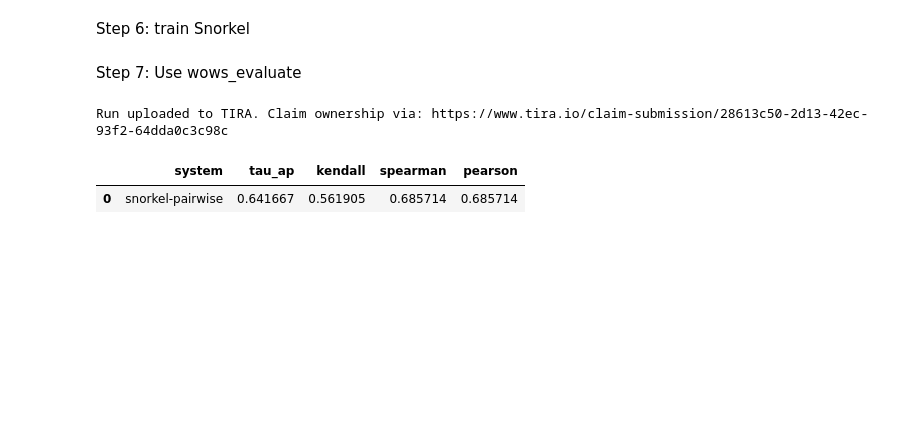
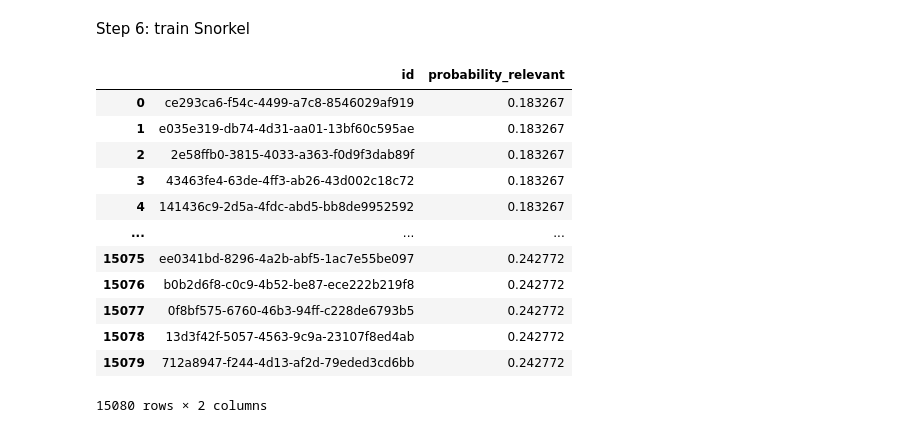
Before and after one commit to OpenWebSearch/wows-code, a Jupyter notebook: ecir25/baselines/pairwise_snorkel.ipynb, the cells around one changed output. Saved outputs shown, nothing was run; the diff lists cells and outputs as text; code cells hidden in the pictures; blank space fills up the shorter version.

Commit message:
Update pairwise Snorkel test set

```diff
--- a/ecir25/baselines/pairwise_snorkel.ipynb
+++ b/ecir25/baselines/pairwise_snorkel.ipynb
@@ -247,19 +304,52 @@ lf_stats = df_L.describe().T  # Transpose so LFs are rows
-# %% [markdown]
-Step 7: Use wows_evaluate
-# %%
-with Environment().measure() as tracked_experiment:
-    # now we do the "computation"
-    predictions = input_data.copy()
-# %%
-wows_evaluate(
-    predictions,
-    DATASET_ID,
-    environment=tracked_experiment,
-    upload=True,
-    system_name='snorkel-pairwise',
-    system_description='A snorkel pairwise approach'
-)
-# %% [output]
-Run uploaded to TIRA. Claim ownership via: https://www.tira.io/claim-submission/28613c50-2d13-42ec-93f2-64dda0c3c98c
-|  | system | tau_ap | kendall | spearman | pearson |
-| 0 | snorkel-pairwise | 0.641667 | 0.561905 | 0.685714 | 0.685714 |
+# %%
+WMODEL = "Snorkel"
+
+!rm -Rf run
+
+
+with tracking(export_file_path='run/.metadata.yml', export_format=ExportFormat.IR_METADATA) as tracked:
+    queries = set(input_data['query'].unique())
+
+    def unknown_documents(query):
+        docs = set(input_data[input_data['query'] == query]['unknown'].unique())
+        return {f'{i[0]}-unkn': i[1] for i in zip(range(len(docs)), docs)}
+
+    results = {}
+
+    for query in tqdm(queries):
+        unk = unknown_documents(query)
+
+        # Build index
+        docs = [{'docno': k, 'text': v} for k, v in unk.items()]
+        indexer = pt.IterDictIndexer("/tmp/index", overwrite=True, meta={'docno': 100, 'text': 20480})
+        index_ref = indexer.index(docs)
+        retriever = pt.BatchRetrieve(index_ref, wmodel=WMODEL)
+        rels = input_data[input_data['query'] == query][['unknown', 'probability_relevant']]
+        rel_dict = dict(zip(rels['unknown'], rels['probability_relevant']))
+
+        results[query] = rel_dict
+
+    predictions = []
+    for _, i in input_data.iterrows():
+        res = results[i['query']]
+        predictions.append({
+            'id': i['id'],
+            'probability_relevant': res.get(i['unknown'], -1)
+        })
+    predictions = pd.DataFrame(predictions)
+
+predictions
+# %% [output]
+|  | id | probability_relevant |
+| 0 | ce293ca6-f54c-4499-a7c8-8546029af919 | 0.183267 |
+| 1 | e035e319-db74-4d31-aa01-13bf60c595ae | 0.183267 |
+| 2 | 2e58ffb0-3815-4033-a363-f0d9f3dab89f | 0.183267 |
+| 3 | 43463fe4-63de-4ff3-ab26-43d002c18c72 | 0.183267 |
+| 4 | 141436c9-2d5a-4fdc-abd5-bb8de9952592 | 0.183267 |
+| ... | ... | ... |
+| 15075 | ee0341bd-8296-4a2b-abf5-1ac7e55be097 | 0.242772 |
+| 15076 | b0b2d6f8-c0c9-4b52-be87-ece222b219f8 | 0.242772 |
+| 15077 | 0f8bf575-6760-46b3-94ff-c228de6793b5 | 0.242772 |
+| 15078 | 13d3f42f-5057-4563-9c9a-23107f8ed4ab | 0.242772 |
+| 15079 | 712a8947-f244-4d13-af2d-79eded3cd6bb | 0.242772 |
+15080 rows × 2 columns
```
Also changed, not shown: parts of 15 cells of this notebook.
